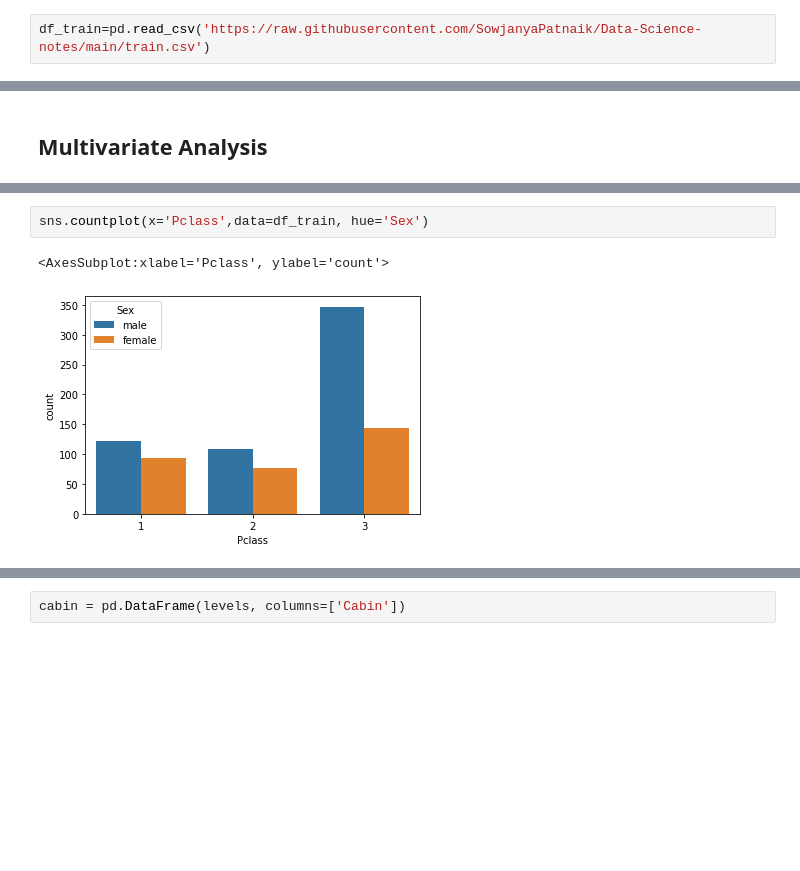
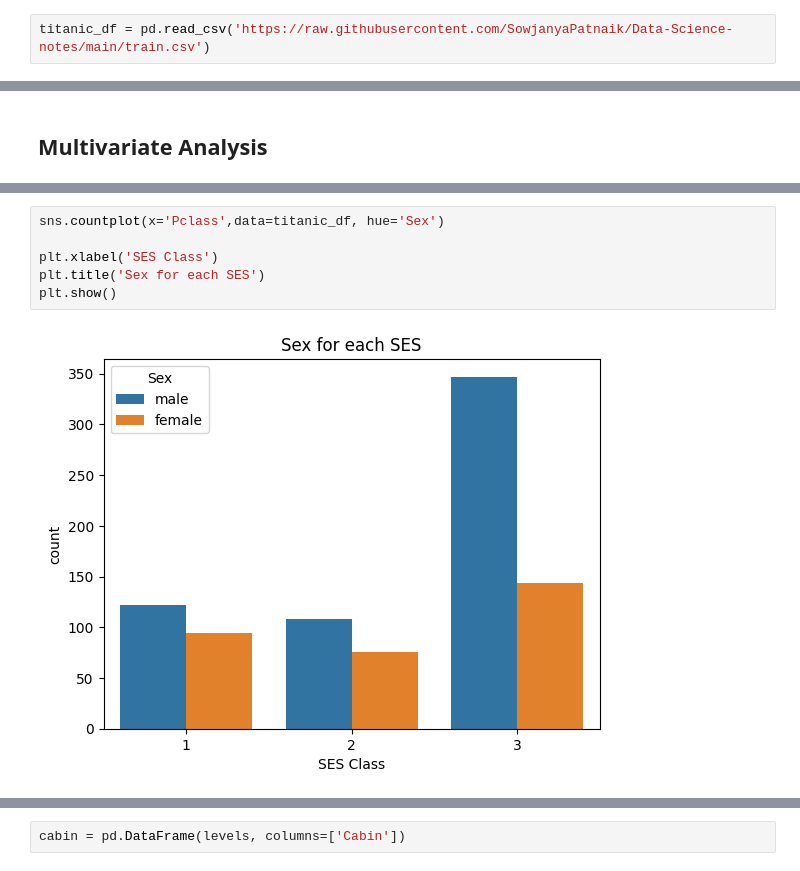
Before and after one commit to okenreed/Titanic-Survival-Project, a Jupyter notebook: Titanic Survival Project.ipynb, the cells around one changed output, grey strips where cells are left out. Saved outputs shown, nothing was run; the diff lists cells and outputs as text; blank space fills up the shorter version.

Commit message:
modified plots, added OLS

```diff
--- a/Titanic Survival Project.ipynb
+++ b/Titanic Survival Project.ipynb
@@ -4,7 +4,7 @@ import seaborn as sns
 import numpy as np
 import matplotlib.pyplot as plt
 # %%
-df_train=pd.read_csv('https://raw.githubusercontent.com/SowjanyaPatnaik/Data-Science-notes/main/train.csv')
+titanic_df = pd.read_csv('https://raw.githubusercontent.com/SowjanyaPatnaik/Data-Science-notes/main/train.csv')
 # %% [markdown]
 ## Explanatory Data Analysis (EDA)
 # %%
@@ -159,6 +237,9 @@ Name: Fare, dtype: float64
 # %%
-sns.countplot(x='Pclass',data=df_train, hue='Sex')
+sns.countplot(x='Pclass',data=titanic_df, hue='Sex')
+
+plt.xlabel('SES Class')
+plt.title('Sex for each SES')
+plt.show()
 # %% [output]
-<AxesSubplot:xlabel='Pclass', ylabel='count'>
-[figure, old version]
+[figure, new version]
 # %%
```
Also changed, not shown: parts of 57 cells of this notebook.
